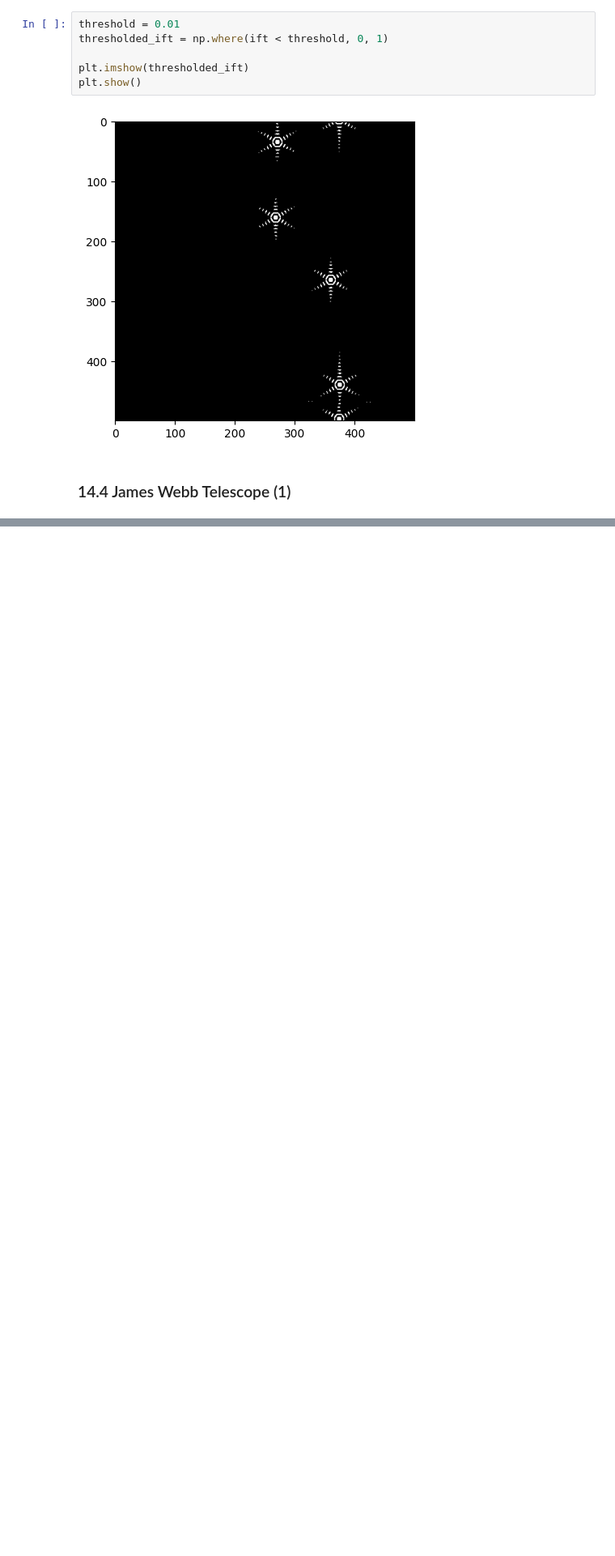
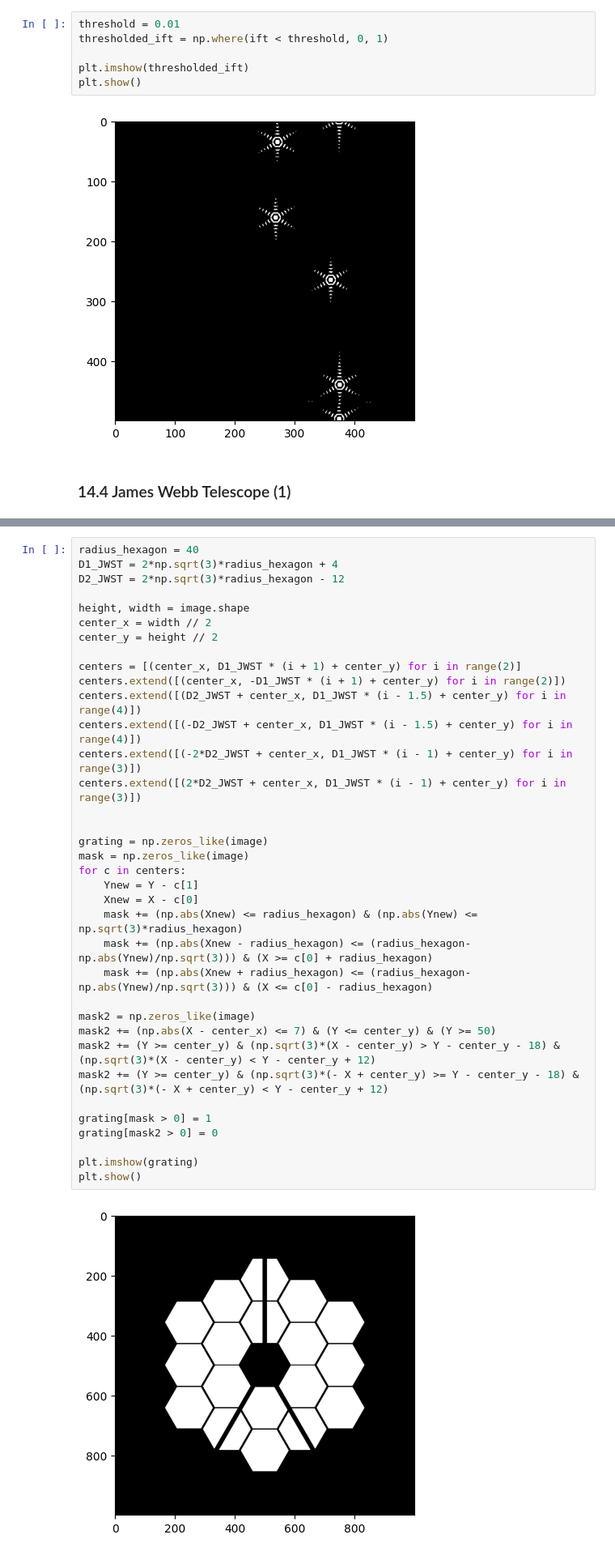
Before and after one commit to fouakh/PM102, a Jupyter notebook: TP2.ipynb, the cells around one changed output, grey strips where cells are left out. Shown at 81% size. Cells and saved outputs as stored; diff of their text form; blank space fills up the shorter version.

```diff
--- a/TP2.ipynb
+++ b/TP2.ipynb
@@ -788,3 +807,41 @@ plt.show()
+# %%
+radius_hexagon = 40
+D1_JWST = 2*np.sqrt(3)*radius_hexagon + 4
+D2_JWST = 2*np.sqrt(3)*radius_hexagon - 12
+
+height, width = image.shape
+center_x = width // 2
+center_y = height // 2
+
+centers = [(center_x, D1_JWST * (i + 1) + center_y) for i in range(2)]
+centers.extend([(center_x, -D1_JWST * (i + 1) + center_y) for i in range(2)])
+centers.extend([(D2_JWST + center_x, D1_JWST * (i - 1.5) + center_y) for i in range(4)])
+centers.extend([(-D2_JWST + center_x, D1_JWST * (i - 1.5) + center_y) for i in range(4)])
+centers.extend([(-2*D2_JWST + center_x, D1_JWST * (i - 1) + center_y) for i in range(3)])
+centers.extend([(2*D2_JWST + center_x, D1_JWST * (i - 1) + center_y) for i in range(3)])
+
+
+grating = np.zeros_like(image)
+mask = np.zeros_like(image)
+for c in centers:
+    Ynew = Y - c[1]
+    Xnew = X - c[0]
+    mask += (np.abs(Xnew) <= radius_hexagon) & (np.abs(Ynew) <= np.sqrt(3)*radius_hexagon)
+    mask += (np.abs(Xnew - radius_hexagon) <= (radius_hexagon-np.abs(Ynew)/np.sqrt(3))) & (X >= c[0] + radius_hexagon)
+    mask += (np.abs(Xnew + radius_hexagon) <= (radius_hexagon-np.abs(Ynew)/np.sqrt(3))) & (X <= c[0] - radius_hexagon)
+
+mask2 = np.zeros_like(image)
+mask2 += (np.abs(X - center_x) <= 7) & (Y <= center_y) & (Y >= 50)
+mask2 += (Y >= center_y) & (np.sqrt(3)*(X - center_y) > Y - center_y - 18) & (np.sqrt(3)*(X - center_y) < Y - center_y + 12)
+mask2 += (Y >= center_y) & (np.sqrt(3)*(- X + center_y) >= Y - center_y - 18) & (np.sqrt(3)*(- X + center_y) < Y - center_y + 12)
+
+grating[mask > 0] = 1
+grating[mask2 > 0] = 0
+
+plt.imshow(grating)
+plt.show()
+# %% [output]
+[figure, added]
 # %%
 plt.subplot(231)
 plt.imshow(image, cmap='gray')
```
Also changed, not shown: parts of 5 cells of this notebook, 26 other files.
